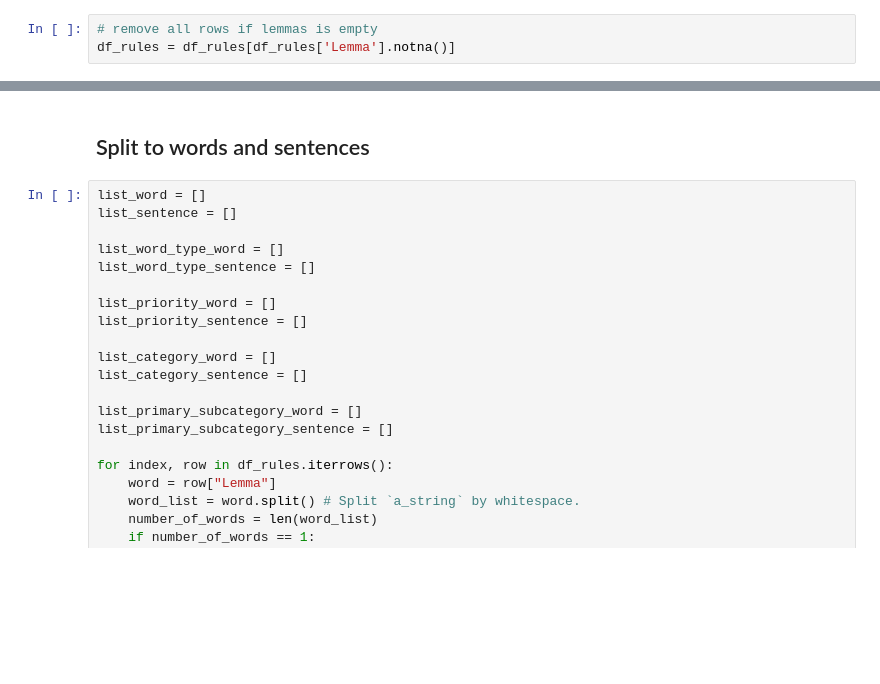
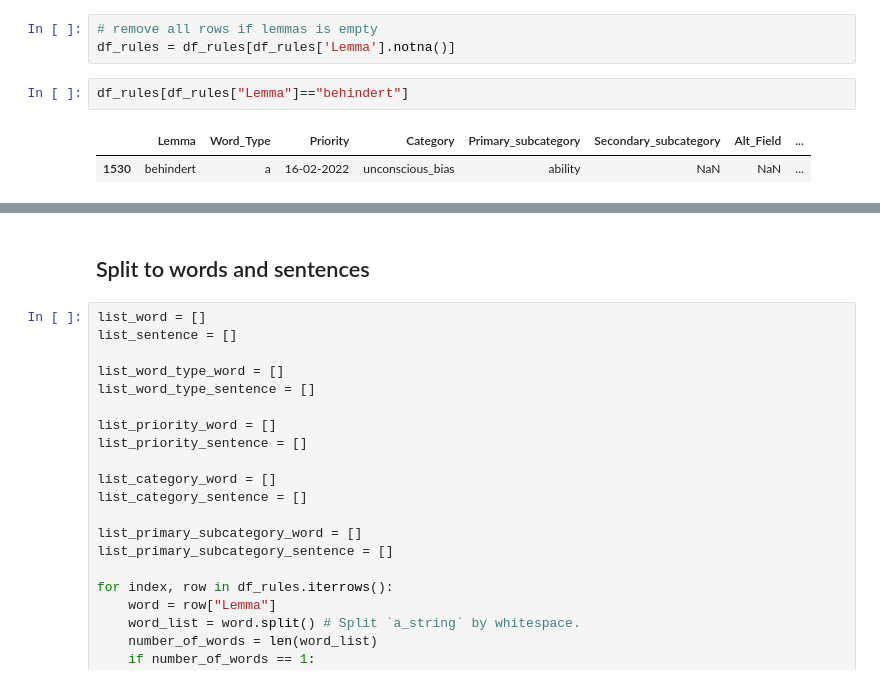
Before and after one commit to witty-works/nlp_jupyter_notebook, a Jupyter notebook: update_custom_lemmatizer_German.ipynb, the cells around one changed output, grey strips where cells are left out. Drawn from its saved outputs; the diff is of its cells as text; blank space fills up the shorter version.

```diff
--- a/update_custom_lemmatizer_German.ipynb
+++ b/update_custom_lemmatizer_German.ipynb
@@ -107,6 +149,11 @@ memory usage: 224.0+ KB
 # %%
 # remove all rows if lemmas is empty
 df_rules = df_rules[df_rules['Lemma'].notna()]
+# %%
+df_rules[df_rules["Lemma"]=="behindert"]
+# %% [output]
+|  | Lemma | Word_Type | Priority | Category | Primary_subcategory | Secondary_subcategory | Alt_Field | ... |
+| 1530 | behindert | a | 16-02-2022 | unconscious_bias | ability | NaN | NaN | ... |
 # %%
 df_rules.info()
 # %% [output]
```
Also changed, not shown: parts of 31 cells of this notebook.
